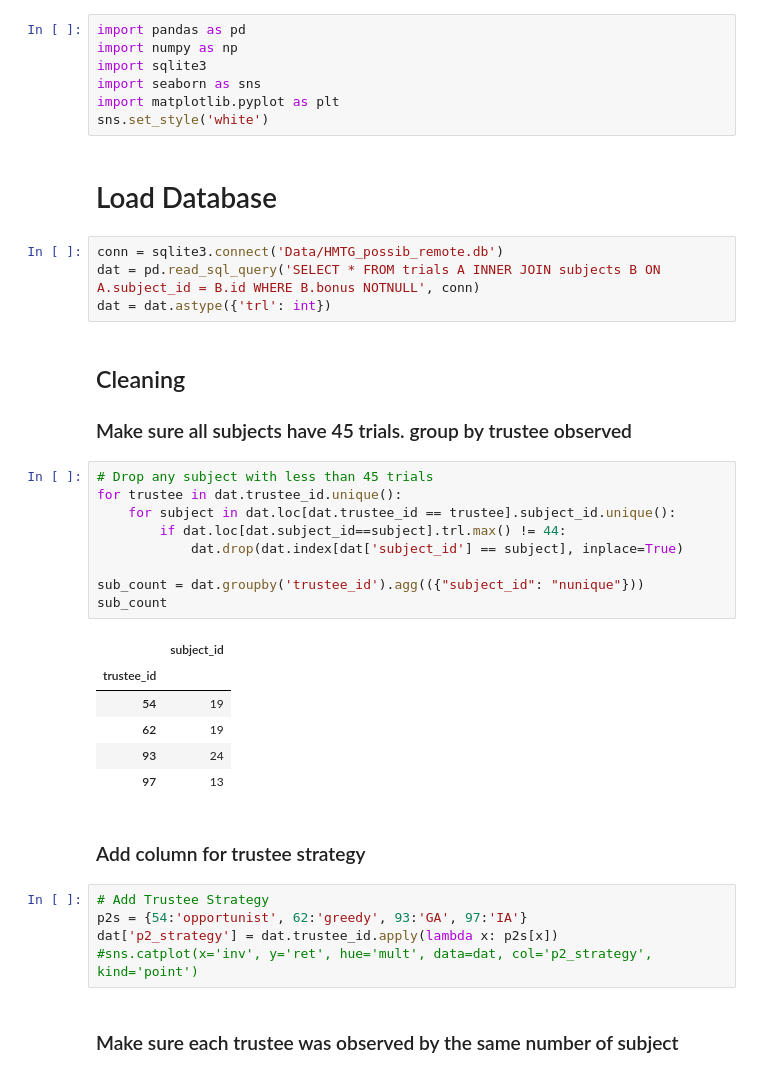
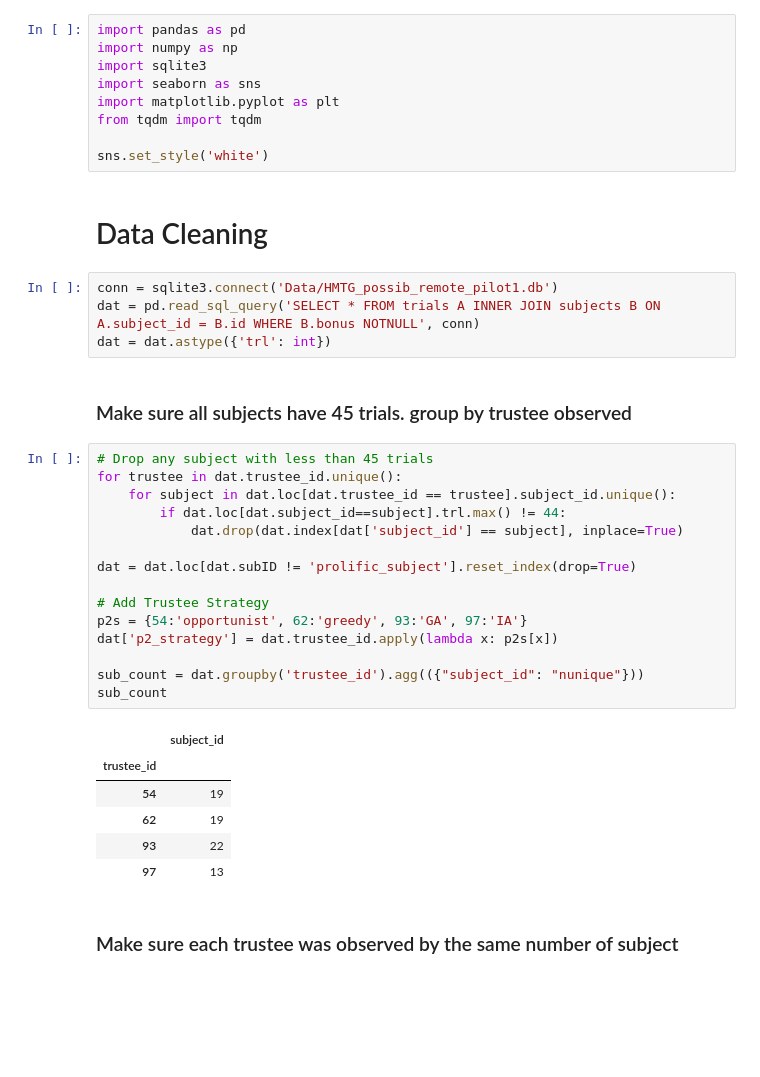
Before and after one commit to brandonDormes/HMTG_possibilities, a Jupyter notebook: analysis/Experiment_1/pilot_analysis.ipynb, the cells around one changed output. Cells and saved outputs as stored; diff of their text form; blank space fills up the shorter version.

```diff
--- a/analysis/Experiment_1/pilot_analysis.ipynb
+++ b/analysis/Experiment_1/pilot_analysis.ipynb
@@ -4,39 +6,39 @@ import numpy as np
 import sqlite3
 import seaborn as sns
 import matplotlib.pyplot as plt
+from tqdm import tqdm
+
 sns.set_style('white')
-# %% [markdown]
-# Load Database
+# %% [markdown]
+# Data Cleaning
 # %%
-conn = sqlite3.connect('Data/HMTG_possib_remote.db')
+conn = sqlite3.connect('Data/HMTG_possib_remote_pilot1.db')
 dat = pd.read_sql_query('SELECT * FROM trials A INNER JOIN subjects B ON A.subject_id = B.id WHERE B.bonus NOTNULL', conn)
 dat = dat.astype({'trl': int})
 # %% [markdown]
-## Cleaning
 ### Make sure all subjects have 45 trials. group by trustee observed
 # %%
 # Drop any subject with less than 45 trials
 for trustee in dat.trustee_id.unique():
     for subject in dat.loc[dat.trustee_id == trustee].subject_id.unique():
         if dat.loc[dat.subject_id==subject].trl.max() != 44:
             dat.drop(dat.index[dat['subject_id'] == subject], inplace=True)
 
+dat = dat.loc[dat.subID != 'prolific_subject'].reset_index(drop=True)
+
+# Add Trustee Strategy
+p2s = {54:'opportunist', 62:'greedy', 93:'GA', 97:'IA'}
+dat['p2_strategy'] = dat.trustee_id.apply(lambda x: p2s[x])
+
 sub_count = dat.groupby('trustee_id').agg(({"subject_id": "nunique"}))
 sub_count
 # %% [output]
 |  | subject_id |
 | trustee_id |  |
 | 54 | 19 |
 | 62 | 19 |
-| 93 | 24 |
+| 93 | 22 |
 | 97 | 13 |
-# %% [markdown]
-### Add column for trustee strategy
-# %%
-# Add Trustee Strategy
-p2s = {54:'opportunist', 62:'greedy', 93:'GA', 97:'IA'}
-dat['p2_strategy'] = dat.trustee_id.apply(lambda x: p2s[x])
-#sns.catplot(x='inv', y='ret', hue='mult', data=dat, col='p2_strategy', kind='point')
 # %% [markdown]
 ### Make sure each trustee was observed by the same number of subject
 # %%
```
Also changed, not shown: parts of 36 cells of this notebook.
